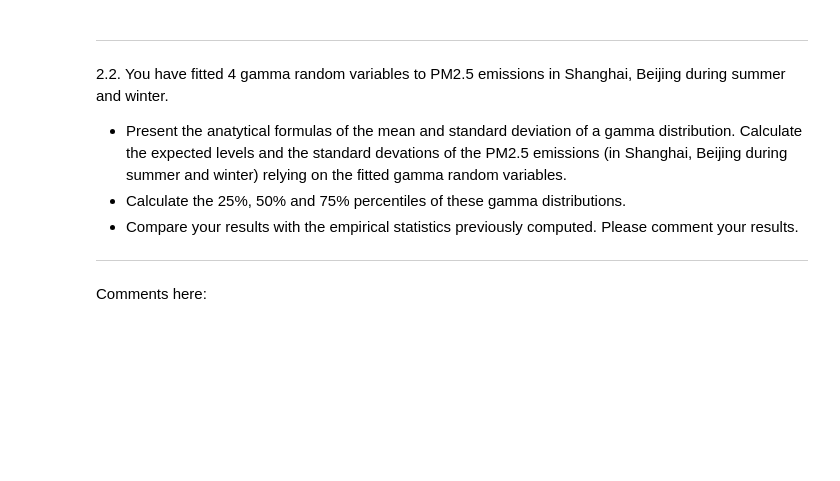
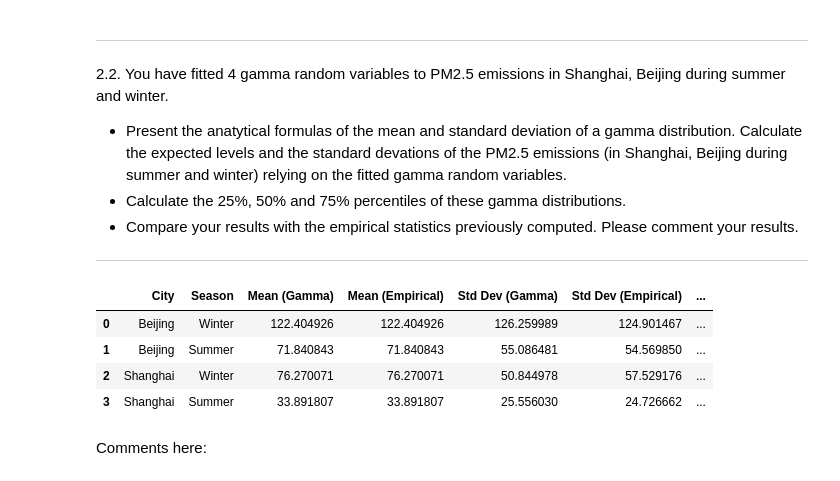
Before and after one commit to Gdecu/Hackaton, a Jupyter notebook: Hackaton 1/Hackathon 1.ipynb, the cells around one changed output. Saved outputs shown, nothing was run; the diff lists cells and outputs as text; code cells hidden in the pictures; blank space fills up the shorter version.

```diff
--- a/Hackaton 1/Hackathon 1.ipynb
+++ b/Hackaton 1/Hackathon 1.ipynb
@@ -295,3 +382,67 @@ Comments here:
+# %%
+# Function to calculate mean, standard deviation, and percentiles for Gamma distribution
+def calculate_gamma_statistics(params):
+    shape, loc, scale = params
+    mean = shape * scale
+    std_dev = np.sqrt(shape) * scale
+    percentiles = [stats.gamma.ppf(q, a=shape, loc=loc, scale=scale) for q in [0.25, 0.5, 0.75]]
+    return mean, std_dev, percentiles
+
+# Calculate for each distribution (Beijing Winter/Summer, Shanghai Winter/Summer)
+beijing_winter_stats = calculate_gamma_statistics(beijing_winter_params)
+beijing_summer_stats = calculate_gamma_statistics(beijing_summer_params)
+shanghai_winter_stats = calculate_gamma_statistics(shanghai_winter_params)
+shanghai_summer_stats = calculate_gamma_statistics(shanghai_summer_params)
+
+# Create a DataFrame to compare the results
+gamma_stats = {
+    'City': ['Beijing', 'Beijing', 'Shanghai', 'Shanghai'],
+    'Season': ['Winter', 'Summer', 'Winter', 'Summer'],
+    'Mean (Gamma)': [beijing_winter_stats[0], beijing_summer_stats[0], shanghai_winter_stats[0], shanghai_summer_stats[0]],
+    'Std Dev (Gamma)': [beijing_winter_stats[1], beijing_summer_stats[1], shanghai_winter_stats[1], shanghai_summer_stats[1]],
+    '25th Percentile (Gamma)': [beijing_winter_stats[2][0], beijing_summer_stats[2][0], shanghai_winter_stats[2][0], shanghai_summer_stats[2][0]],
+    '50th Percentile (Gamma)': [beijing_winter_stats[2][1], beijing_summer_stats[2][1], shanghai_winter_stats[2][1], shanghai_summer_stats[2][1]],
+    '75th Percentile (Gamma)': [beijing_winter_stats[2][2], beijing_summer_stats[2][2], shanghai_winter_stats[2][2], shanghai_summer_stats[2][2]]
+}
+
+# Calculate empirical statistics from the actual data
+def calculate_empirical_statistics(data):
+    mean = np.mean(data)
+    std_dev = np.std(data)
+    percentiles = np.percentile(data, [25, 50, 75])
+    return mean, std_dev, percentiles
+
+# Get empirical statistics for each data set
+beijing_winter_empirical = calculate_empirical_statistics(beijing_winter)
+beijing_summer_empirical = calculate_empirical_statistics(beijing_summer)
+shanghai_winter_empirical = calculate_empirical_statistics(shanghai_winter)
+shanghai_summer_empirical = calculate_empirical_statistics(shanghai_summer)
+
+# Add empirical stats to the DataFrame
+gamma_stats['Mean (Empirical)'] = [beijing_winter_empirical[0], beijing_summer_empirical[0],
+                                   shanghai_winter_empirical[0], shanghai_summer_empirical[0]]
+gamma_stats['Std Dev (Empirical)'] = [beijing_winter_empirical[1], beijing_summer_empirical[1],
+                                      shanghai_winter_empirical[1], shanghai_summer_empirical[1]]
+gamma_stats['25th Percentile (Empirical)'] = [beijing_winter_empirical[2][0], beijing_summer_empirical[2][0],
+                                              shanghai_winter_empirical[2][0], shanghai_summer_empirical[2][0]]
+gamma_stats['50th Percentile (Empirical)'] = [beijing_winter_empirical[2][1], beijing_summer_empirical[2][1],
+                                              shanghai_winter_empirical[2][1], shanghai_summer_empirical[2][1]]
+gamma_stats['75th Percentile (Empirical)'] = [beijing_winter_empirical[2][2], beijing_summer_empirical[2][2],
+                                              shanghai_winter_empirical[2][2], shanghai_summer_empirical[2][2]]
+
+# Convert to DataFrame for easy comparison
+comparison_df = pd.DataFrame(gamma_stats)
+comparison_df[['City', 'Season', 'Mean (Gamma)', 'Mean (Empirical)',
+               'Std Dev (Gamma)', 'Std Dev (Empirical)',
+               '25th Percentile (Gamma)', '25th Percentile (Empirical)',
+               '50th Percentile (Gamma)', '50th Percentile (Empirical)',
+               '75th Percentile (Gamma)', '75th Percentile (Empirical)']]
+# %% [output]
+|  | City | Season | Mean (Gamma) | Mean (Empirical) | Std Dev (Gamma) | Std Dev (Empirical) | ... |
+| 0 | Beijing | Winter | 122.404926 | 122.404926 | 126.259989 | 124.901467 | ... |
+| 1 | Beijing | Summer | 71.840843 | 71.840843 | 55.086481 | 54.569850 | ... |
+| 2 | Shanghai | Winter | 76.270071 | 76.270071 | 50.844978 | 57.529176 | ... |
+| 3 | Shanghai | Summer | 33.891807 | 33.891807 | 25.556030 | 24.726662 | ... |
 # %% [markdown]
 Comments here:
 # %% [markdown]
```
Also changed, not shown: parts of 7 cells of this notebook.
